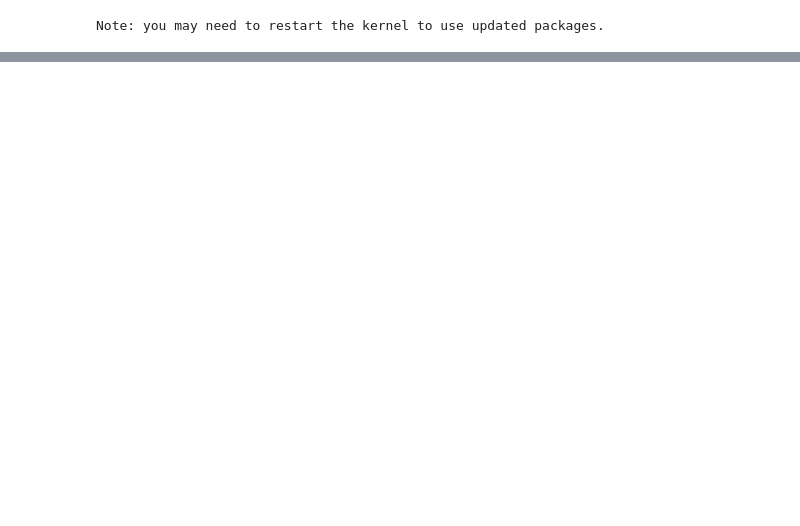
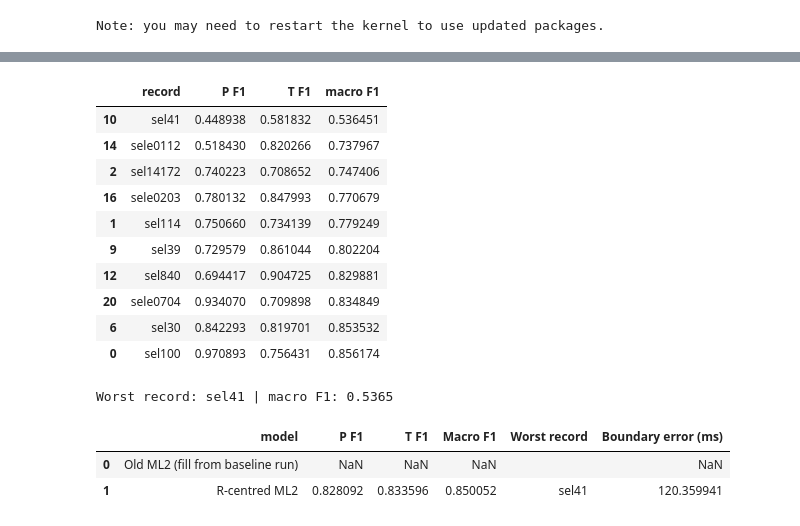
Before and after one commit to vrishank-na/PQRST_mapping, a Jupyter notebook: experimentalModel2.ipynb, the cells around one changed output, grey strips where cells are left out. Saved outputs shown, nothing was run; the diff lists cells and outputs as text; code cells hidden in the pictures; blank space fills up the shorter version.

```diff
--- a/experimentalModel2.ipynb
+++ b/experimentalModel2.ipynb
@@ -267,0 +291,19 @@ Input: R-centred ECG beat. Output: `[P onset − R, P offset − R, T onset −
+# %%
+def first_and_last(labels, wave_class):
+    points = np.flatnonzero(labels == wave_class)
+    return (points[0], points[-1]) if len(points) else (np.nan, np.nan)
+
+def boundary_error_ms(y_true, y_pred, fs=250.0):
+    errors = {name: [] for name in ['P onset', 'P offset', 'T onset', 'T offset']}
+    for truth, pred in zip(y_true, y_pred):
+        for wave_class, onset_name, offset_name in [(1, 'P onset', 'P offset'), (2, 'T onset', 'T offset')]:
+            true_on, true_off = first_and_last(truth, wave_class)
+            pred_on, pred_off = first_and_last(pred, wave_class)
+            if not np.isnan(true_on) and not np.isnan(pred_on):
+                errors[onset_name].append(abs(pred_on - true_on) / fs * 1000)
+                errors[offset_name].append(abs(pred_off - true_off) / fs * 1000)
+    return {name: np.mean(values) if values else np.nan for name, values in errors.items()}
+
+# QTDB records use 250 Hz. This is sample error turned into ms.
+boundary_errors = boundary_error_ms(all_labels, all_predictions)
+pd.Series(boundary_errors, name='mean absolute error (ms)').to_frame()
@@ -267,0 +316,37 @@ Input: R-centred ECG beat. Output: `[P onset − R, P offset − R, T onset −
+# %%
+record_rows = []
+for record_name in np.unique(val_record_ids):
+    mask = val_record_ids == record_name
+    record_rows.append({
+        'record': record_name,
+        'P F1': f1_score(all_labels[mask].ravel(), all_predictions[mask].ravel(), labels=[1], average='macro', zero_division=0),
+        'T F1': f1_score(all_labels[mask].ravel(), all_predictions[mask].ravel(), labels=[2], average='macro', zero_division=0),
+        'macro F1': f1_score(all_labels[mask].ravel(), all_predictions[mask].ravel(), labels=[0, 1, 2], average='macro', zero_division=0),
+    })
+record_df = pd.DataFrame(record_rows).sort_values('macro F1')
+display(record_df.head(10))
+worst_record = record_df.iloc[0]
+print(f"Worst record: {worst_record['record']} | macro F1: {worst_record['macro F1']:.4f}")
+
+comparison = pd.DataFrame([
+    {'model': 'Old ML2 (fill from baseline run)', 'P F1': np.nan, 'T F1': np.nan, 'Macro F1': np.nan, 'Worst record': '', 'Boundary error (ms)': np.nan},
+    {'model': 'R-centred ML2', 'P F1': p_f1, 'T F1': t_f1, 'Macro F1': macro_f1,
+     'Worst record': worst_record['record'], 'Boundary error (ms)': np.nanmean(list(boundary_errors.values()))},
+])
+display(comparison)
+# %% [output]
+|  | record | P F1 | T F1 | macro F1 |
+| 10 | sel41 | 0.448938 | 0.581832 | 0.536451 |
+| 14 | sele0112 | 0.518430 | 0.820266 | 0.737967 |
+| 2 | sel14172 | 0.740223 | 0.708652 | 0.747406 |
+| 16 | sele0203 | 0.780132 | 0.847993 | 0.770679 |
+| 1 | sel114 | 0.750660 | 0.734139 | 0.779249 |
+| 9 | sel39 | 0.729579 | 0.861044 | 0.802204 |
+| 12 | sel840 | 0.694417 | 0.904725 | 0.829881 |
+| 20 | sele0704 | 0.934070 | 0.709898 | 0.834849 |
+| 6 | sel30 | 0.842293 | 0.819701 | 0.853532 |
+| 0 | sel100 | 0.970893 | 0.756431 | 0.856174 |
+Worst record: sel41 | macro F1: 0.5365
+|  | model | P F1 | T F1 | Macro F1 | Worst record | Boundary error (ms) |
+| 0 | Old ML2 (fill from baseline run) | NaN | NaN | NaN |  | NaN |
+| 1 | R-centred ML2 | 0.828092 | 0.833596 | 0.850052 | sel41 | 120.359941 |
```
Also changed, not shown: parts of 30 cells of this notebook, 3 other files.
